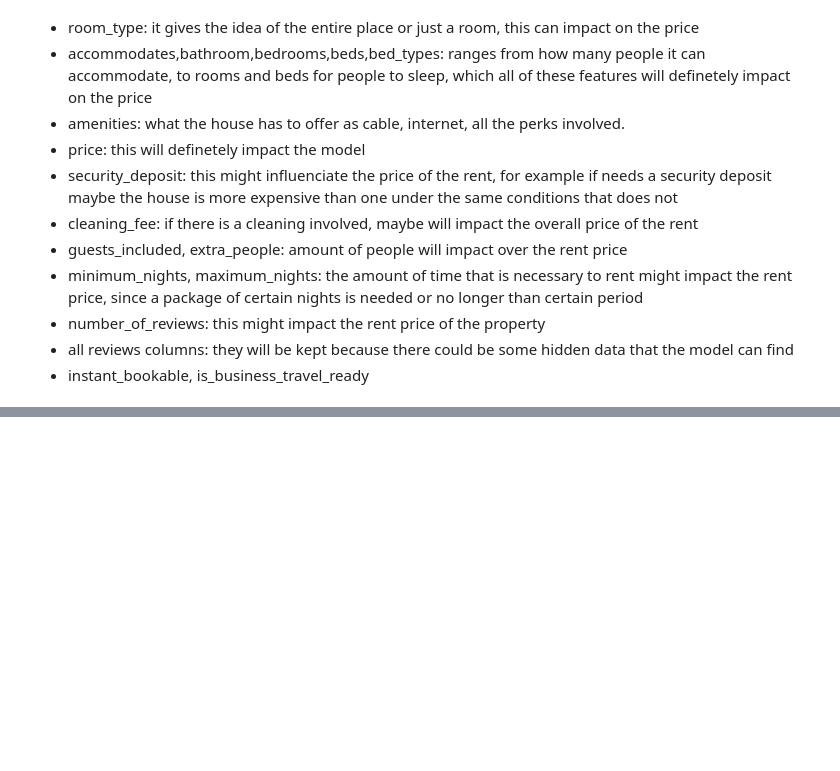
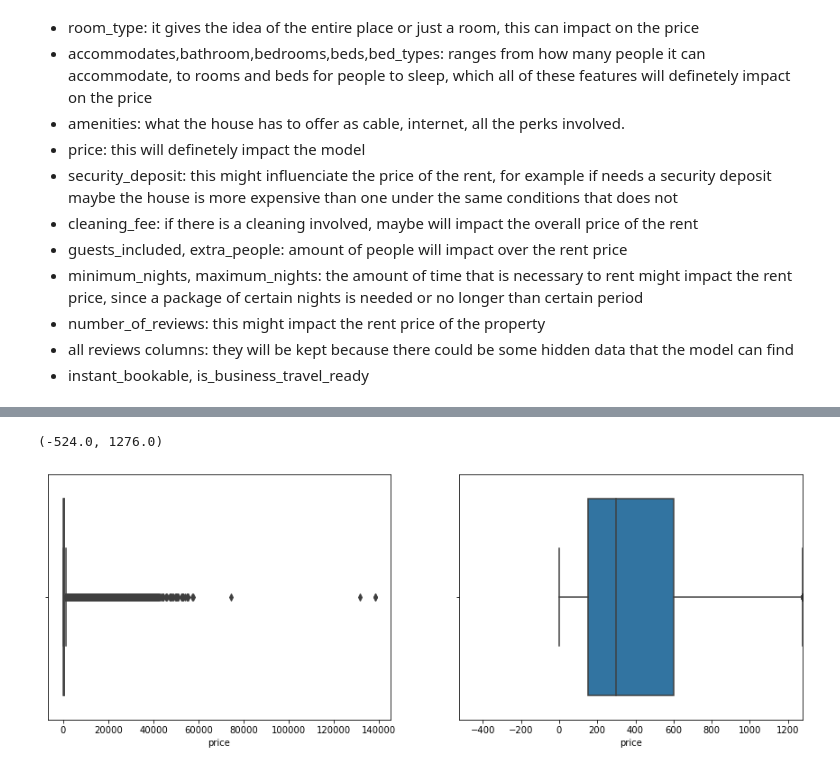
Before and after one commit to luizgmattos/Machine-Learning, a Jupyter notebook: Airbnb_Project_Rio/Airbnb_RioDeJaneiro_2018_2020.ipynb, the cells around one changed output, grey strips where cells are left out. Saved outputs shown, nothing was run; the diff lists cells and outputs as text; code cells hidden in the pictures; blank space fills up the shorter version.

```diff
--- a/Airbnb_Project_Rio/Airbnb_RioDeJaneiro_2018_2020.ipynb
+++ b/Airbnb_Project_Rio/Airbnb_RioDeJaneiro_2018_2020.ipynb
@@ -133,0 +426,23 @@ Columns kept:
+# %%
+def quartile_limits(column):
+    q1 = column.quantile(0.25)
+    q3 = column.quantile(0.75)
+    amplitude = q3 - q1
+    lower_limit = q1 - (1.5*amplitude)
+    higher_limit = q3 + (1.5*amplitude)
+    return lower_limit, higher_limit
+# %%
+quartile_limits(df_airbnb['price'])
+# %% [output]
+(-524.0, 1276.0)
+# %%
+def box_plotting(column):
+    fig,(ax1,ax2) = plt.subplots(1,2)
+    fig.set_size_inches(15,5)
+    sns.boxplot(x=column,ax=ax1)
+    ax2.set_xlim(quartile_limits(column))
+    sns.boxplot(x=column,ax=ax2)
+# %%
+box_plotting(df_airbnb['price'])
+# %% [output]
+[figure, added]
```
Also changed, not shown: parts of 32 cells of this notebook, 4 other files.
